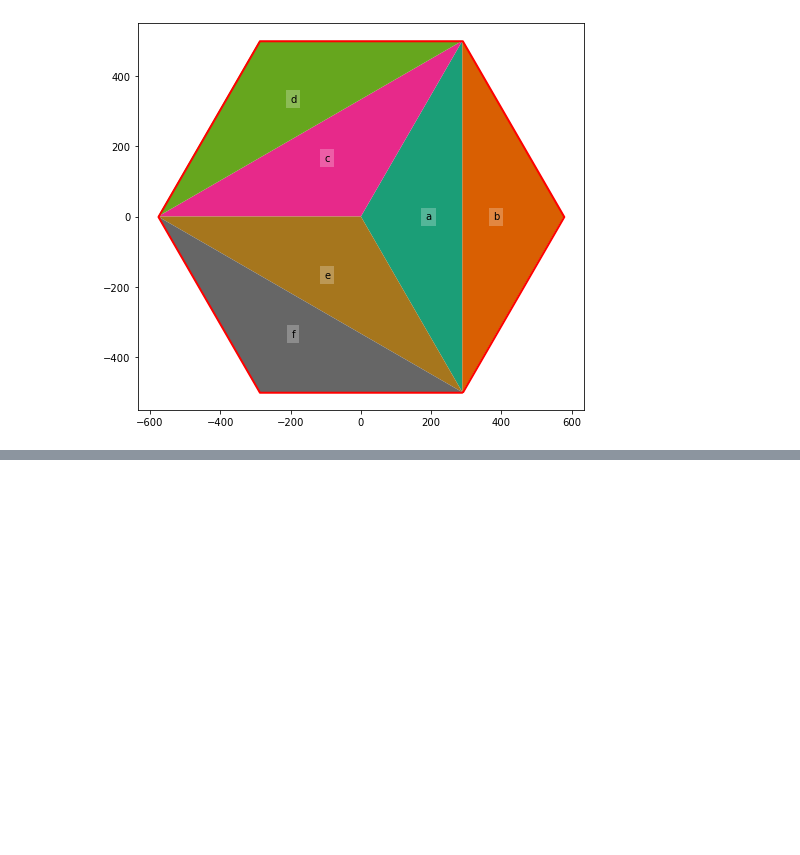
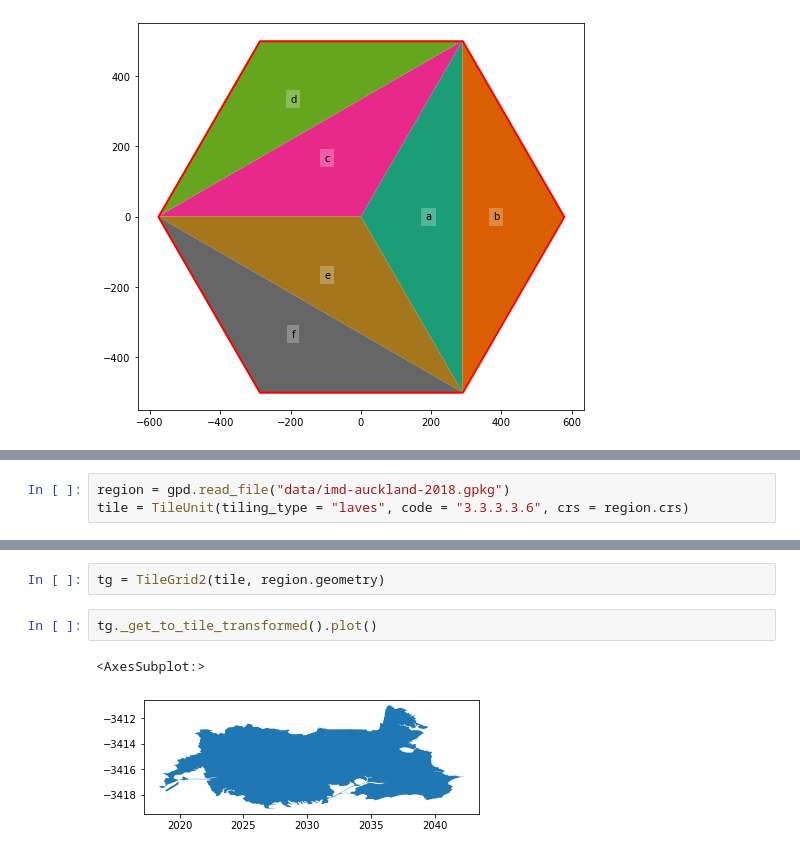
Before and after one commit to DOSull/weaving-space, a Jupyter notebook: twelve.ipynb, the cells around one changed output, grey strips where cells are left out. Saved outputs shown, nothing was run; the diff lists cells and outputs as text; blank space fills up the shorter version.

```diff
--- a/twelve.ipynb
+++ b/twelve.ipynb
@@ -79,0 +27,3 @@ t.plot(r = 2, show_vectors = True)
+# %%
+region = gpd.read_file("data/imd-auckland-2018.gpkg")
+tile = TileUnit(tiling_type = "laves", code = "3.3.3.3.6", crs = region.crs)
@@ -79,0 +83,7 @@ t.plot(r = 2, show_vectors = True)
+# %%
+tg = TileGrid2(tile, region.geometry)
+# %%
+tg._get_to_tile_transformed().plot()
+# %% [output]
+<AxesSubplot:>
+[figure, added]
```
Also changed, not shown: parts of 13 cells of this notebook, 4 other files.
